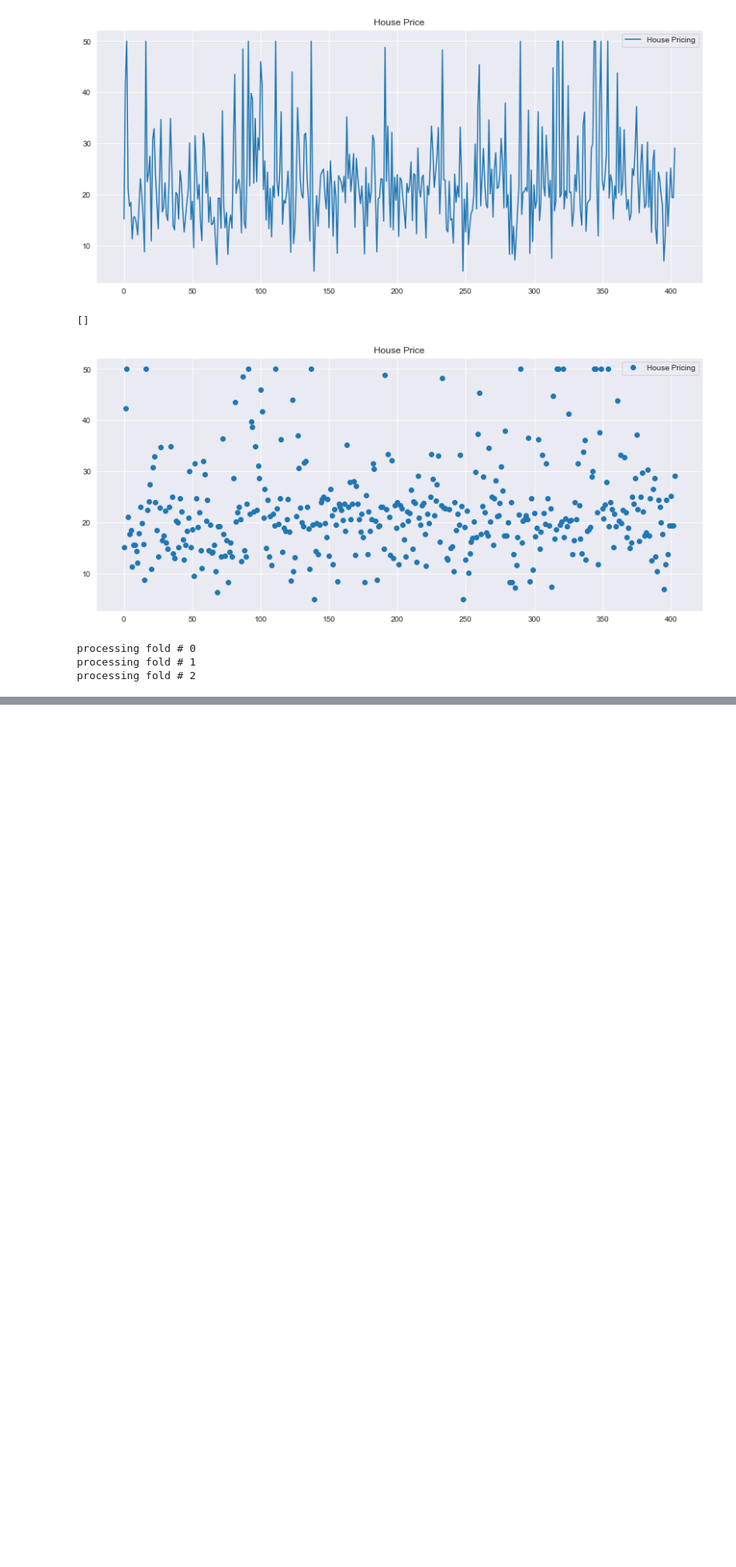
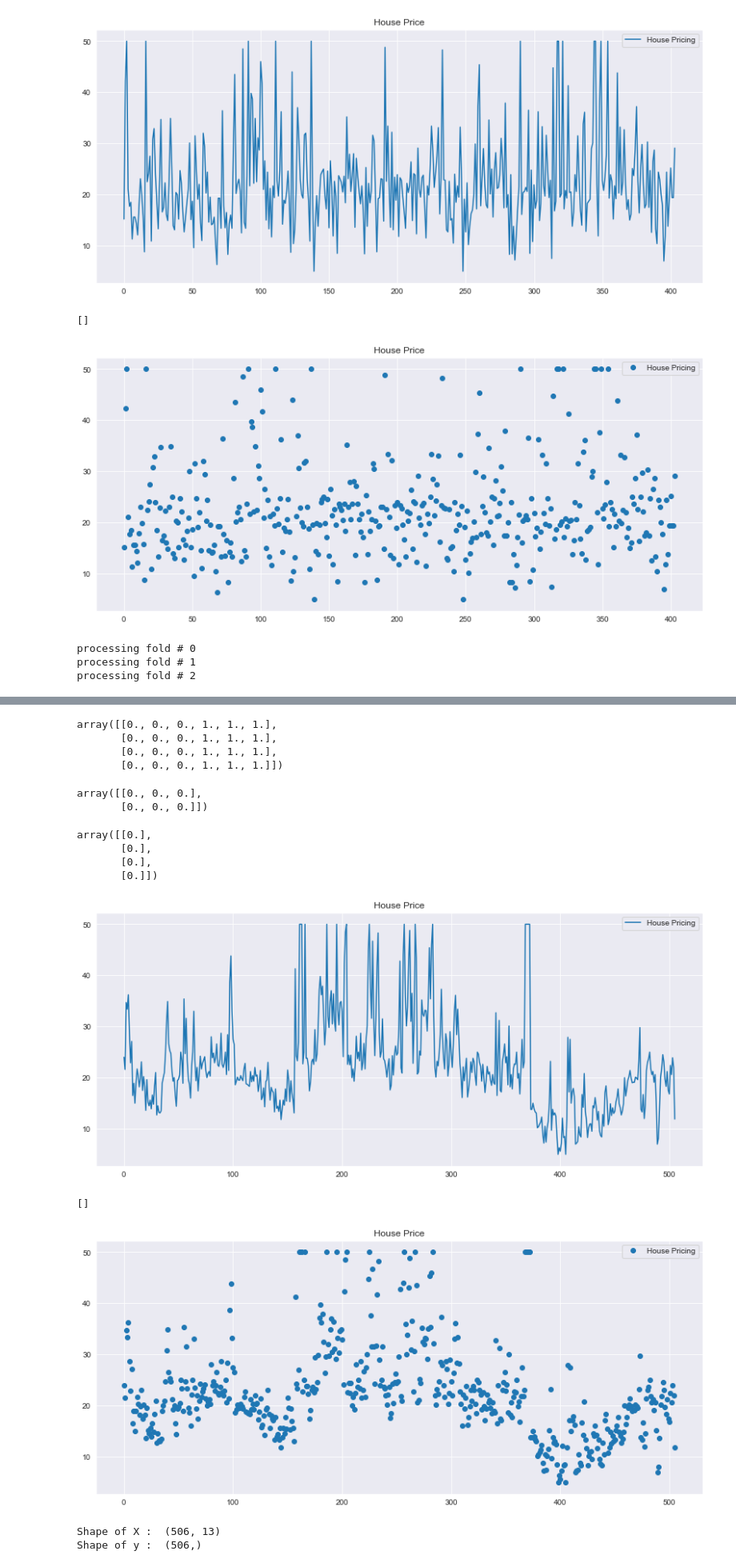
Before and after one commit to ANKITPODDER2000/Deep-Learning-with-Python, a Jupyter notebook: Boston DataSet.ipynb, the cells around one changed output, grey strips where cells are left out. Shown: that part at 80% size. Drawn from its saved outputs; the diff is of its cells as text; code cells hidden in the pictures; blank space fills up the shorter version.

```diff
--- a/Boston DataSet.ipynb
+++ b/Boston DataSet.ipynb
@@ -83,0 +105,47 @@ processing fold # 2
+# %%
+c = np.concatenate((a,b) , axis = 1)
+c
+# %% [output]
+array([[0., 0., 0., 1., 1., 1.],
+       [0., 0., 0., 1., 1., 1.],
+       [0., 0., 0., 1., 1., 1.],
+       [0., 0., 0., 1., 1., 1.]])
+# %%
+a[1:3]
+# %% [output]
+array([[0., 0., 0.],
+       [0., 0., 0.]])
+# %%
+a[:,2:5]
+# %% [output]
+array([[0.],
+       [0.],
+       [0.],
+       [0.]])
+# %%
+from sklearn.datasets import load_boston
+data = load_boston()
+# %%
+X = data.data
+y = data.target
+# %%
+plt.figure(figsize=(14,6))
+plt.plot(list(range(len(y))) , y,label="House Pricing")
+plt.title("House Price")
+plt.legend()
+plt.show()
+plt.figure(figsize=(14,6))
+plt.plot(list(range(len(y))) , y , 'o',label="House Pricing")
+plt.title("House Price")
+plt.legend()
+plt.plot()
+# %% [output]
+[figure, added]
+[]
+[figure, added]
+# %%
+print("Shape of X : ",X.shape)
+print("Shape of y : ",y.shape)
+# %% [output]
+Shape of X :  (506, 13)
+Shape of y :  (506,)
```
Also changed, not shown: parts of 9 cells of this notebook.
